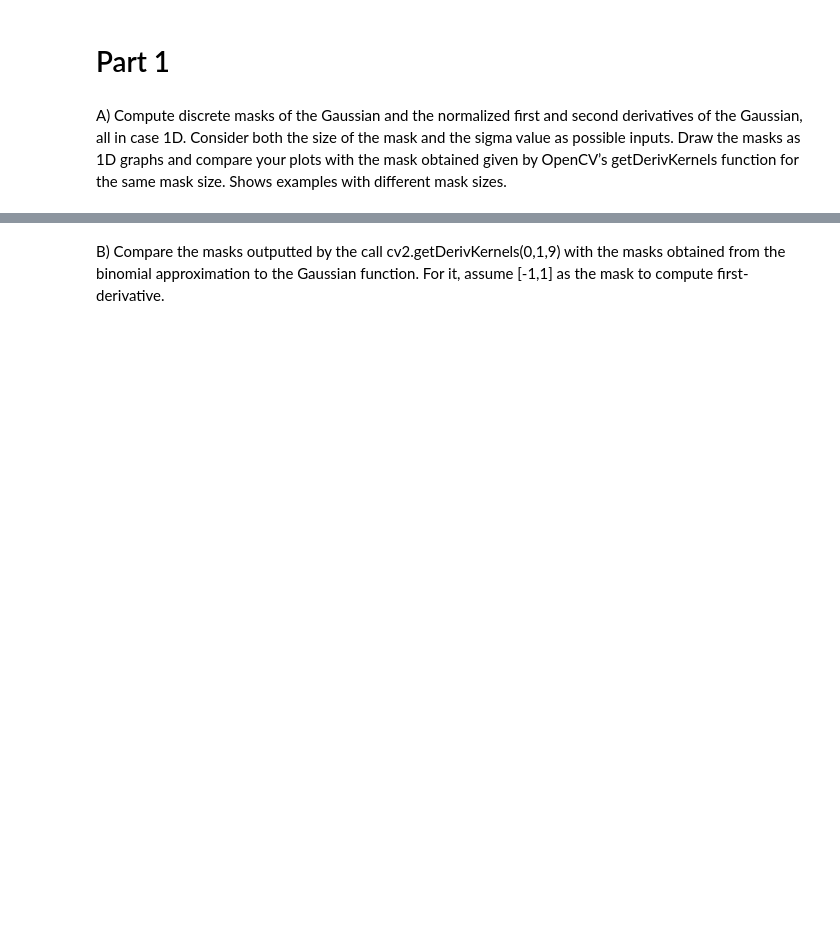
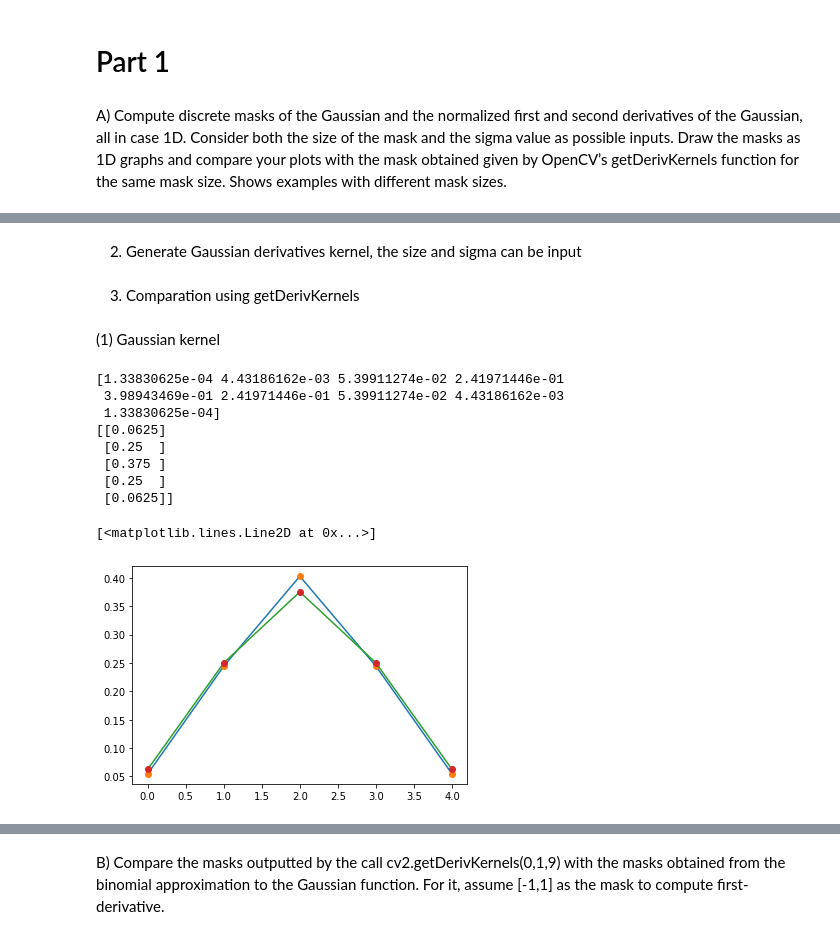
Before and after one commit to RoseSarlake/Computer-Vision, a Jupyter notebook: CV_Assignment1.ipynb, the cells around one changed output, grey strips where cells are left out. Drawn from its saved outputs; the diff is of its cells as text; code cells hidden in the pictures; blank space fills up the shorter version.

```diff
--- a/CV_Assignment1.ipynb
+++ b/CV_Assignment1.ipynb
@@ -17,0 +21,15 @@ A) Compute discrete masks of the Gaussian and the normalized first and second de
+# %%
+def My_Gaussian(size,sigma):
+  w = size
+  hw = (w-1)/2
+  sum = 0
+  g = np.zeros(w)
+  for i in range(0,w):
+    # The continuous normalization factor can be ignored since it disappears in the discrete normalization step
+    g[i] = math.exp(-((i-hw)*(i-hw))/(2*sigma*sigma))
+    sum += g[i]
+  for i in range(0,w):
+    g[i] /= sum
+  return g
+# %% [markdown]
+2. Generate Gaussian derivatives kernel, the size and sigma can be input
@@ -17,0 +49,25 @@ A) Compute discrete masks of the Gaussian and the normalized first and second de
+# %% [markdown]
+3. Comparation using getDerivKernels
+# %% [markdown]
+(1) Gaussian kernel
+# %%
+k1_g_my1=My_Gaussian(5,1)
+print(k1_g_my)
+plt.plot(k1_g_my1)
+plt.plot(k1_g_my1,"o")
+
+k1_gp_py1 = cv2.getDerivKernels(1,0,5,normalize= True)
+print(k1_gp_py1[1])
+plt.plot(k1_gp_py1[1])
+plt.plot(k1_gp_py1[1],"o")
+# %% [output]
+[1.33830625e-04 4.43186162e-03 5.39911274e-02 2.41971446e-01
+ 3.98943469e-01 2.41971446e-01 5.39911274e-02 4.43186162e-03
+ 1.33830625e-04]
+[[0.0625]
+ [0.25  ]
+ [0.375 ]
+ [0.25  ]
+ [0.0625]]
+[<matplotlib.lines.Line2D at 0x...>]
+[figure, added]
```
Also changed, not shown: parts of 24 cells of this notebook.
